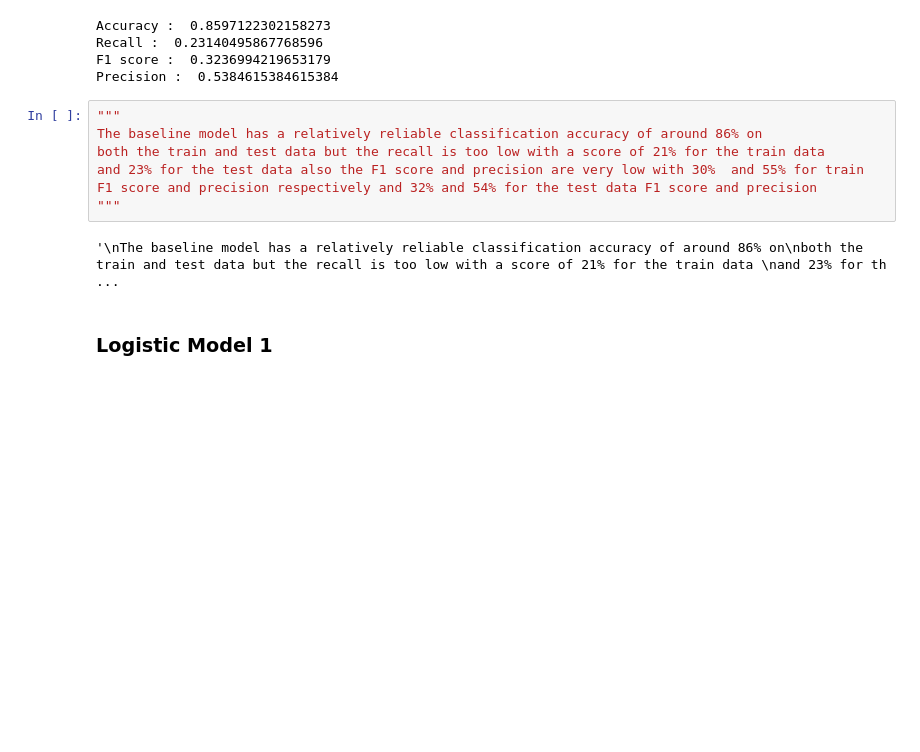
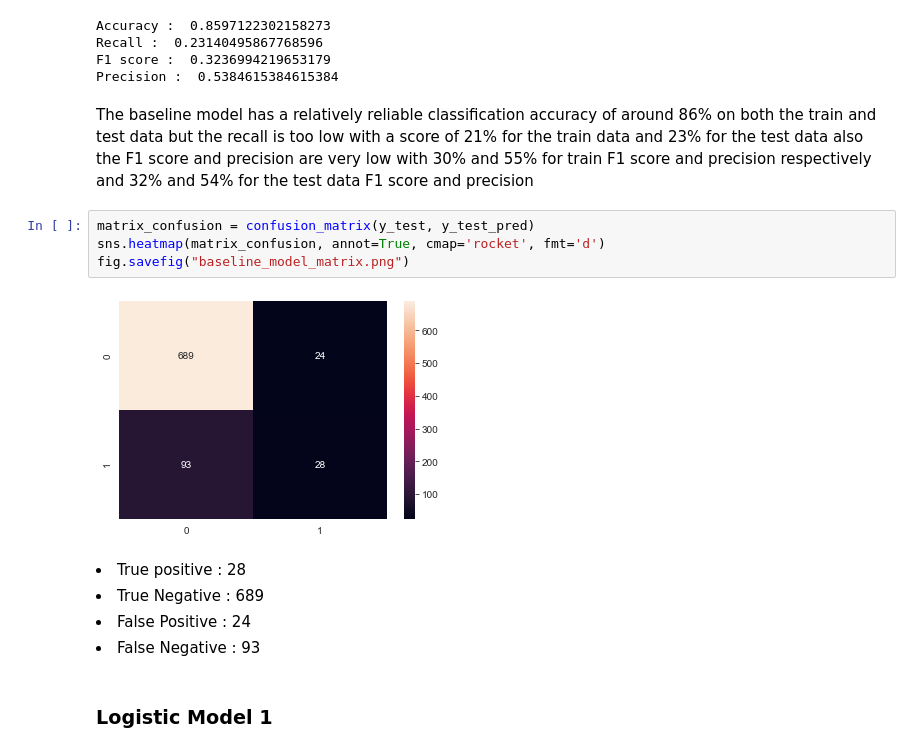
Before and after one commit to oscar066/Phase_3_project, a Jupyter notebook: index.ipynb, the cells around one changed output. Saved outputs shown, nothing was run; the diff lists cells and outputs as text; blank space fills up the shorter version.

```diff
--- a/index.ipynb
+++ b/index.ipynb
@@ -502,15 +520,24 @@ Accuracy :  0.8597122302158273
 Recall :  0.23140495867768596
 F1 score :  0.3236994219653179
 Precision :  0.5384615384615384
-# %%
-"""
-The baseline model has a relatively reliable classification accuracy of around 86% on
-both the train and test data but the recall is too low with a score of 21% for the train data
-and 23% for the test data also the F1 score and precision are very low with 30%  and 55% for train
-F1 score and precision respectively and 32% and 54% for the test data F1 score and precision
-"""
-# %% [output]
-'\nThe baseline model has a relatively reliable classification accuracy of around 86% on\nboth the train and test data but the recall is too low with a score of 21% for the train data \nand 23% for th ...
+# %% [markdown]
+<p>
+The baseline model has a relatively reliable classification accuracy of around 86% on
+both the train and test data but the recall is too low with a score of 21% for the train data
+and 23% for the test data also the F1 score and precision are very low with 30%  and 55% for train
+F1 score and precision respectively and 32% and 54% for the test data F1 score and precision
+</p>
+# %%
+matrix_confusion = confusion_matrix(y_test, y_test_pred)
+sns.heatmap(matrix_confusion, annot=True, cmap='rocket', fmt='d')
+fig.savefig("baseline_model_matrix.png")
+# %% [output]
+[figure, added]
+# %% [markdown]
+<li>True positive : 28</li>
+<li>True Negative : 689 </li>
+<li>False Positive : 24 </li>
+<li>False Negative : 93 </li>
 # %% [markdown]
 ### Logistic Model 1
 # %%
```
Also changed, not shown: parts of 47 cells of this notebook, 9 other files.
